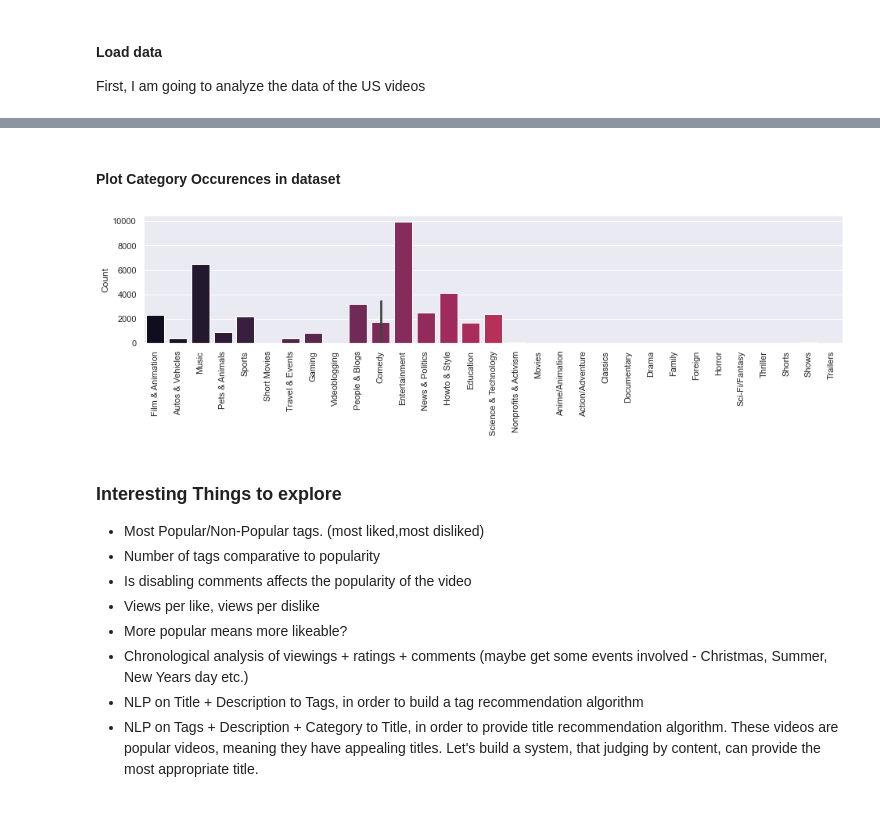
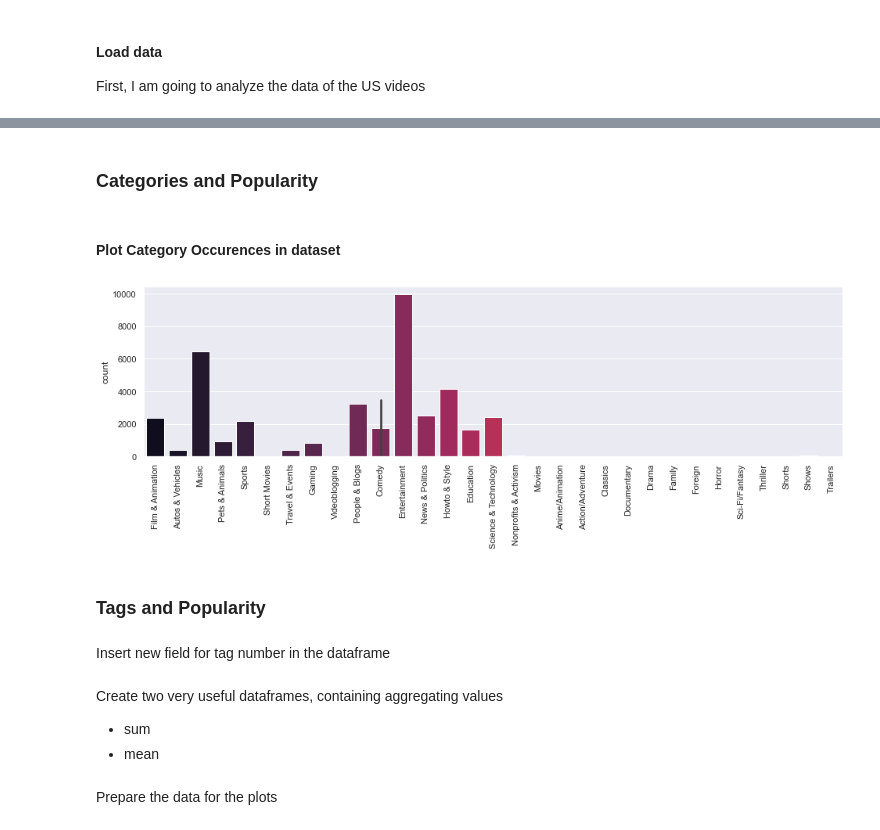
Before and after one commit to Fanarosss/Text-Summarization, a Jupyter notebook: Youtube_Videos_Analysis.ipynb, the cells around one changed output, grey strips where cells are left out. Drawn from its saved outputs; the diff is of its cells as text; code cells hidden in the pictures.

```diff
--- a/Youtube_Videos_Analysis.ipynb
+++ b/Youtube_Videos_Analysis.ipynb
@@ -22,3 +32,5 @@ Number of youtube videos in dataframe:  40949
+# %% [markdown]
+### Categories and Popularity
 # %%
 # count category occurences
 occurences = df['category_id'].value_counts()
@@ -33,7 +45,7 @@ with open('data/US_category_id.json') as json_file:
             occ = occurences[int_id]
         map_categories[int_id] = [category['snippet']['title'],occ]
 # create new dataframe with categories and appearances
-df_categories = pd.DataFrame.from_dict(map_categories, orient='index', columns=['Category_Name', 'Count'])
+df_categories = pd.DataFrame.from_dict(map_categories, orient='index', columns=['category_name', 'count'])
 # add category name on the main dataframe
 for i in map_categories.keys():
     df.loc[df['category_id'] == i,'category_name'] = map_categories[i][0]
@@ -41,20 +53,12 @@ for i in map_categories.keys():
 #### Plot Category Occurences in dataset
 # %%
 sns.set(style="darkgrid")
-f, ax1 = plt.subplots(1, 1, figsize=(16, 3), sharex=True)
-categ_plot = sns.barplot(x='Category_Name', y='Count', data=df_categories, palette="rocket", ax=ax1)
+f, ax1 = plt.subplots(1, 1, figsize=(16, 4), sharex=True)
+categ_plot = sns.barplot(x='category_name', y='count', data=df_categories, palette="rocket", ax=ax1)
 categ_plot.set_xticklabels(categ_plot.get_xticklabels(), rotation='vertical')
 categ_plot.set_xlabel("", fontsize=12)
 plt.show()
 # %% [output]
-[figure, old version]
+[figure, new version]
-# %% [markdown]
-### Interesting Things to explore
-- Most Popular/Non-Popular tags. (most liked,most disliked)
-- Number of tags comparative to popularity
-- Is disabling comments affects the popularity of the video
-- Views per like, views per dislike
-- More popular means more likeable?
-- Chronological analysis of viewings + ratings + comments (maybe get some events involved - Christmas, Summer, New Years day etc.)
-- NLP on Title + Description to Tags, in order to build a tag recommendation algorithm
-- NLP on Tags + Description + Category to Title, in order to provide title recommendation algorithm. These videos are popular videos, meaning they have appealing titles. Let's build a system, that judging by content, can provide the most appropriate title.
+# %% [markdown]
+### Tags and Popularity
@@ -60,0 +74,2 @@ plt.show()
+# %% [markdown]
+Insert new field for tag number in the dataframe
@@ -60,0 +79,4 @@ plt.show()
+# %% [markdown]
+Create two very useful dataframes, containing aggregating values
+- sum
+- mean
@@ -60,0 +86,2 @@ plt.show()
+# %% [markdown]
+Prepare the data for the plots
```
Also changed, not shown: parts of 13 cells of this notebook.
